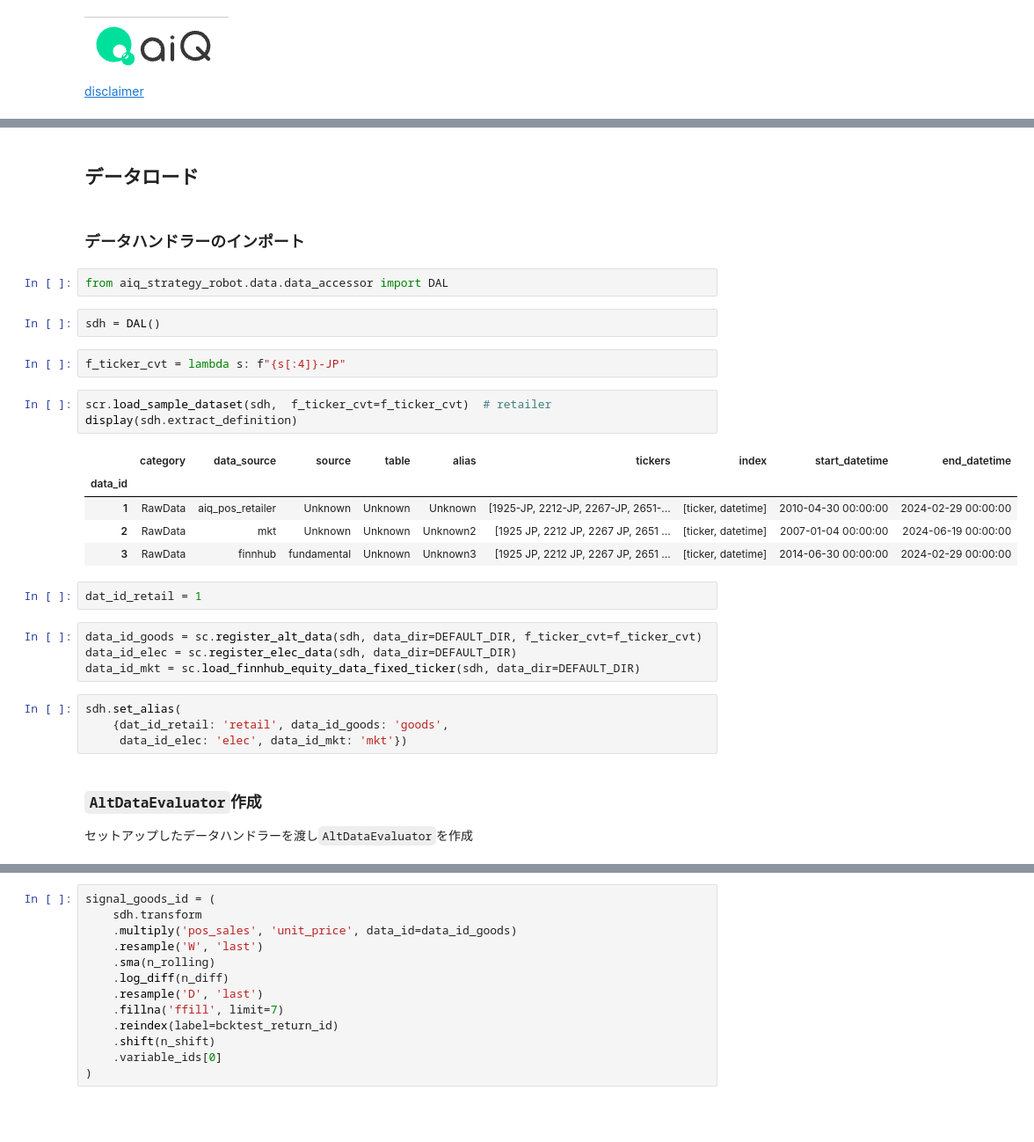
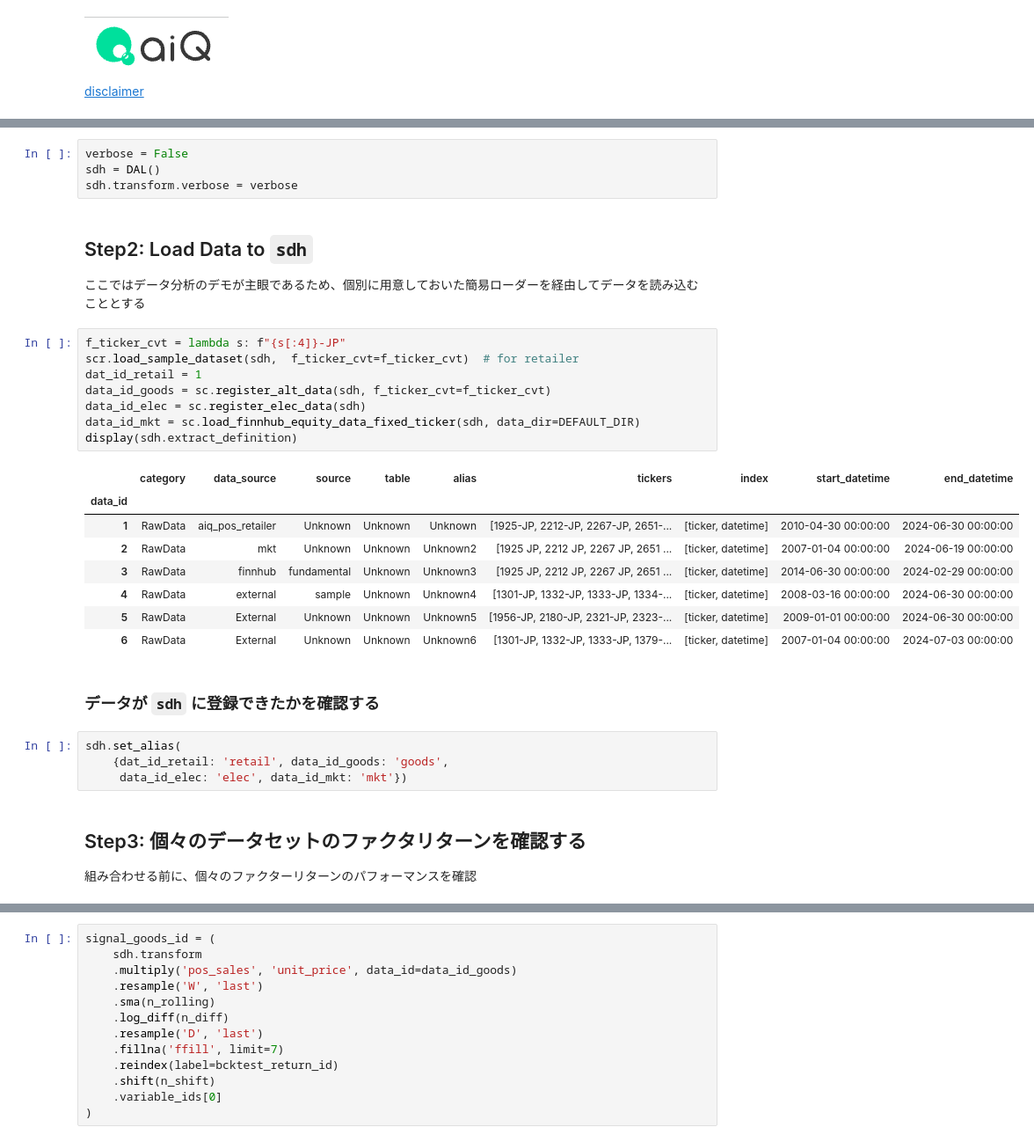
Before and after one commit to aiqindex/sample_notebooks, a Jupyter notebook: analyze/multi/aiq_pos_evently.ipynb, the cells around one changed output, grey strips where cells are left out. Shown at 88% size. Saved outputs shown, nothing was run; the diff lists cells and outputs as text; blank space fills up the shorter version.

```diff
--- a/analyze/multi/aiq_pos_evently.ipynb
+++ b/analyze/multi/aiq_pos_evently.ipynb
@@ -36,32 +46,33 @@ verbose = False
+# %%
+verbose = False
+sdh = DAL()
+sdh.transform.verbose = verbose
 # %% [markdown]
-## データロード
+## Step2: Load Data to `sdh`
+ここではデータ分析のデモが主眼であるため、個別に用意しておいた簡易ローダーを経由してデータを読み込むこととする
-# %% [markdown]
-### データハンドラーのインポート
-# %%
-from aiq_strategy_robot.data.data_accessor import DAL
-# %%
-sdh = DAL()
-# %%
-f_ticker_cvt = lambda s: f"{s[:4]}-JP"
 # %%
-scr.load_sample_dataset(sdh,  f_ticker_cvt=f_ticker_cvt)  # retailer
+f_ticker_cvt = lambda s: f"{s[:4]}-JP"
+scr.load_sample_dataset(sdh,  f_ticker_cvt=f_ticker_cvt)  # for retailer
+dat_id_retail = 1
+data_id_goods = sc.register_alt_data(sdh, f_ticker_cvt=f_ticker_cvt)
+data_id_elec = sc.register_elec_data(sdh)
+data_id_mkt = sc.load_finnhub_equity_data_fixed_ticker(sdh, data_dir=DEFAULT_DIR)
 display(sdh.extract_definition)
 # %% [output]
 |  | category | data_source | source | table | alias | tickers | index | start_datetime | end_datetime |
 | data_id |  |  |  |  |  |  |  |  |  |
-| 1 | RawData | aiq_pos_retailer | Unknown | Unknown | Unknown | [1925-JP, 2212-JP, 2267-JP, 2651-... | [ticker, datetime] | 2010-04-30 00:00:00 | 2024-02-29 00:00:00 |
+| 1 | RawData | aiq_pos_retailer | Unknown | Unknown | Unknown | [1925-JP, 2212-JP, 2267-JP, 2651-... | [ticker, datetime] | 2010-04-30 00:00:00 | 2024-06-30 00:00:00 |
 | 2 | RawData | mkt | Unknown | Unknown | Unknown2 | [1925 JP, 2212 JP, 2267 JP, 2651 ... | [ticker, datetime] | 2007-01-04 00:00:00 | 2024-06-19 00:00:00 |
 | 3 | RawData | finnhub | fundamental | Unknown | Unknown3 | [1925 JP, 2212 JP, 2267 JP, 2651 ... | [ticker, datetime] | 2014-06-30 00:00:00 | 2024-02-29 00:00:00 |
+| 4 | RawData | external | sample | Unknown | Unknown4 | [1301-JP, 1332-JP, 1333-JP, 1334-... | [ticker, datetime] | 2008-03-16 00:00:00 | 2024-06-30 00:00:00 |
+| 5 | RawData | External | Unknown | Unknown | Unknown5 | [1956-JP, 2180-JP, 2321-JP, 2323-... | [ticker, datetime] | 2009-01-01 00:00:00 | 2024-06-30 00:00:00 |
+| 6 | RawData | External | Unknown | Unknown | Unknown6 | [1301-JP, 1332-JP, 1333-JP, 1379-... | [ticker, datetime] | 2007-01-04 00:00:00 | 2024-07-03 00:00:00 |
-# %%
-dat_id_retail = 1
-# %%
-data_id_goods = sc.register_alt_data(sdh, data_dir=DEFAULT_DIR, f_ticker_cvt=f_ticker_cvt)
-data_id_elec = sc.register_elec_data(sdh, data_dir=DEFAULT_DIR)
-data_id_mkt = sc.load_finnhub_equity_data_fixed_ticker(sdh, data_dir=DEFAULT_DIR)
+# %% [markdown]
+### データが `sdh` に登録できたかを確認する
 # %%
 sdh.set_alias(
     {dat_id_retail: 'retail', data_id_goods: 'goods',
      data_id_elec: 'elec', data_id_mkt: 'mkt'})
 # %% [markdown]
-### `AltDataEvaluator`作成
-セットアップしたデータハンドラーを渡し`AltDataEvaluator`を作成
+## Step3: 個々のデータセットのファクタリターンを確認する
+組み合わせる前に、個々のファクターリターンのパフォーマンスを確認
```
Also changed, not shown: parts of 29 cells of this notebook.
